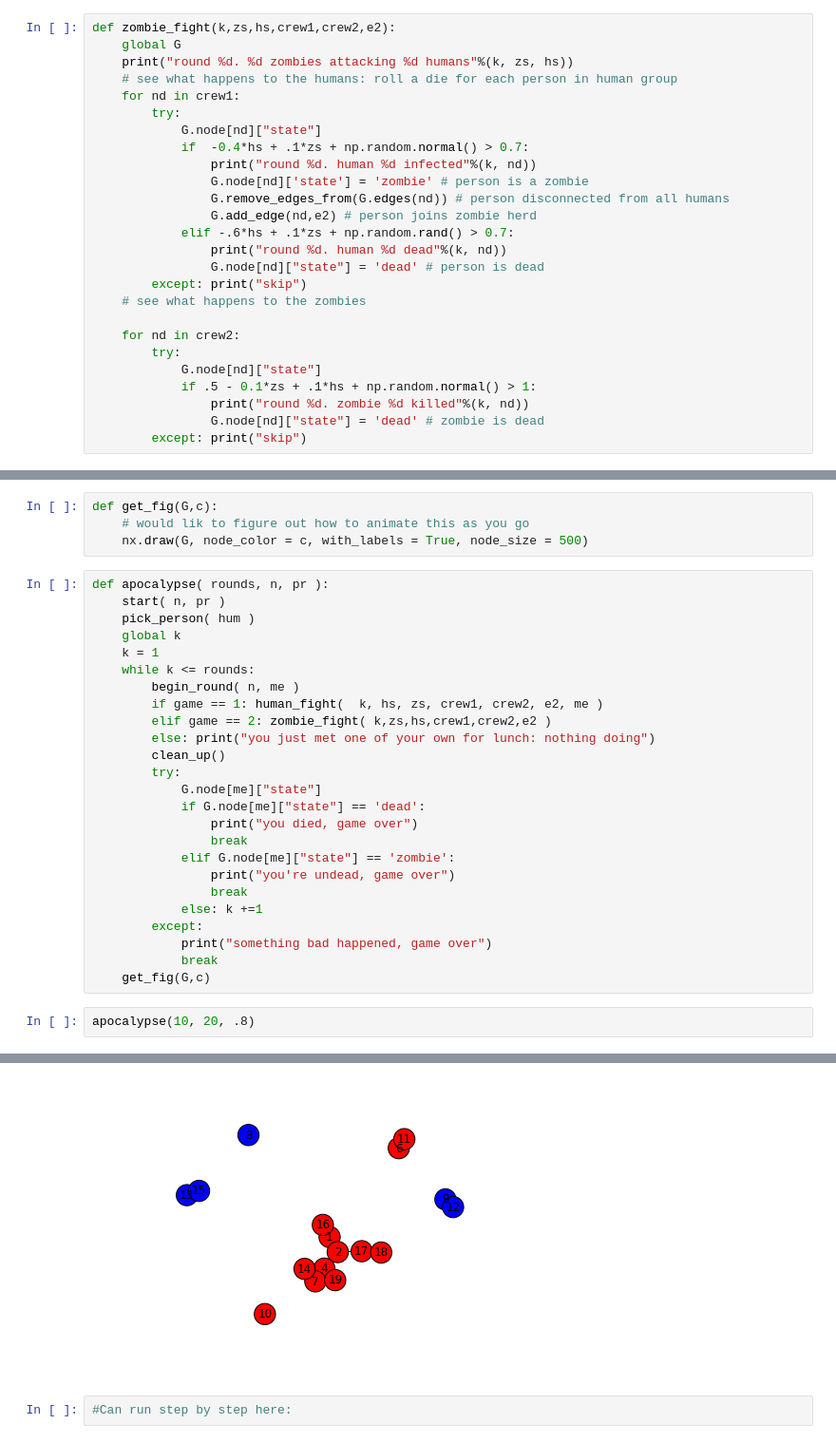
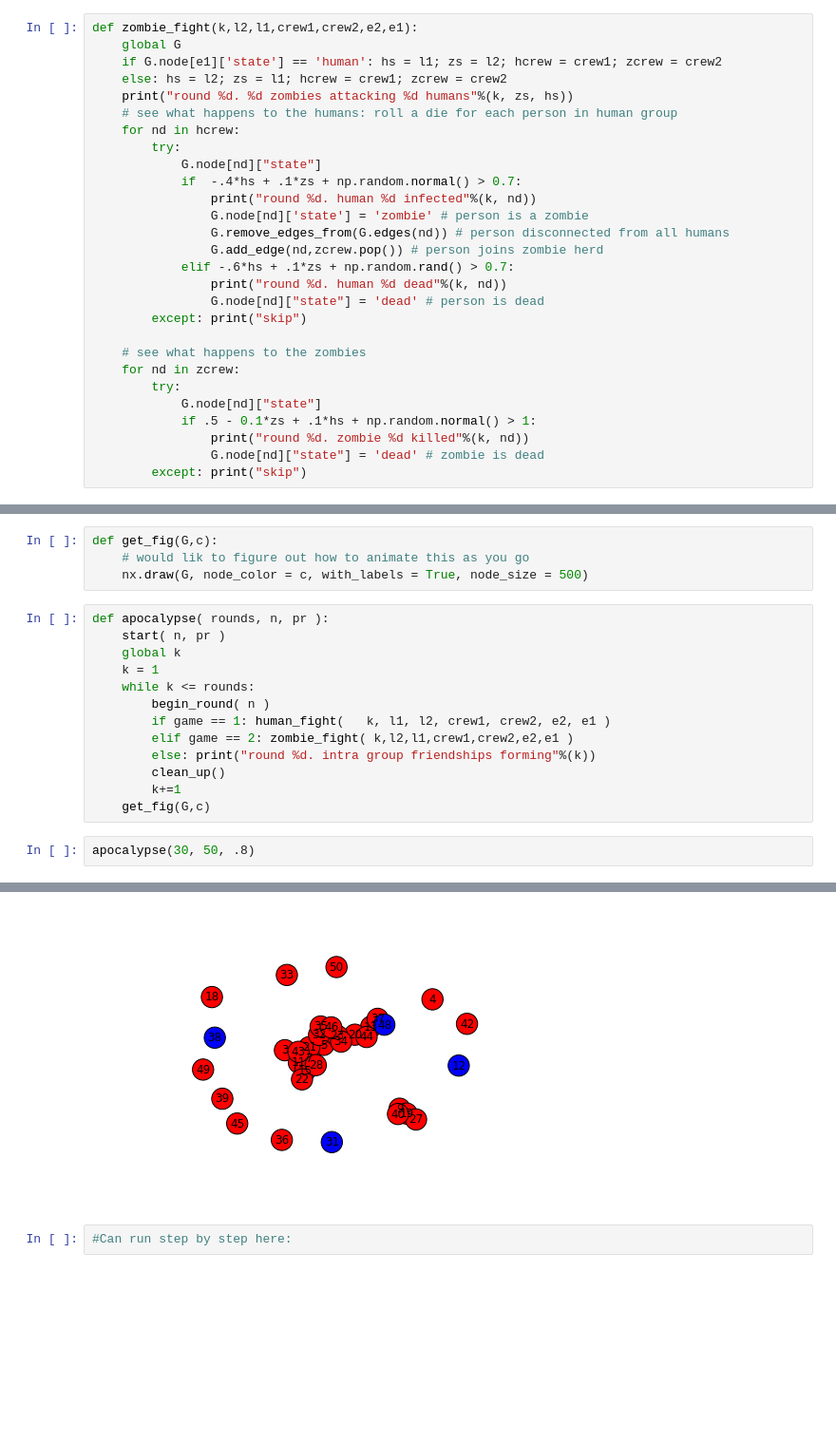
Before and after one commit to jackiemauro/flotsam-jacksam, a Jupyter notebook: Zombies-network.ipynb, the cells around one changed output, grey strips where cells are left out. Shown: that part at 95% size. Cells and saved outputs as stored; diff of their text form; blank space fills up the shorter version.

```diff
--- a/Zombies-network.ipynb
+++ b/Zombies-network.ipynb
@@ -124,25 +119,27 @@ def human_fight( k, hs, zs, crew1, crew2, e2, me ):
 
     else: print("round %d. successful fleeing"%(k))
 # %%
-def zombie_fight(k,zs,hs,crew1,crew2,e2):
+def zombie_fight(k,l2,l1,crew1,crew2,e2,e1):
     global G
+    if G.node[e1]['state'] == 'human': hs = l1; zs = l2; hcrew = crew1; zcrew = crew2
+    else: hs = l2; zs = l1; hcrew = crew1; zcrew = crew2
     print("round %d. %d zombies attacking %d humans"%(k, zs, hs))
     # see what happens to the humans: roll a die for each person in human group
-    for nd in crew1:
+    for nd in hcrew:
         try:
             G.node[nd]["state"]
-            if  -0.4*hs + .1*zs + np.random.normal() > 0.7:
+            if  -.4*hs + .1*zs + np.random.normal() > 0.7:
                 print("round %d. human %d infected"%(k, nd))
                 G.node[nd]['state'] = 'zombie' # person is a zombie
                 G.remove_edges_from(G.edges(nd)) # person disconnected from all humans
-                G.add_edge(nd,e2) # person joins zombie herd
+                G.add_edge(nd,zcrew.pop()) # person joins zombie herd
             elif -.6*hs + .1*zs + np.random.rand() > 0.7:
                 print("round %d. human %d dead"%(k, nd))
                 G.node[nd]["state"] = 'dead' # person is dead
         except: print("skip")
+
     # see what happens to the zombies
-
-    for nd in crew2:
+    for nd in zcrew:
         try:
             G.node[nd]["state"]
             if .5 - 0.1*zs + .1*hs + np.random.normal() > 1:
@@ -167,28 +164,16 @@ def get_fig(G,c):
 # %%
 def apocalypse( rounds, n, pr ):
     start( n, pr )
-    pick_person( hum )
     global k
     k = 1
     while k <= rounds:
-        begin_round( n, me )
-        if game == 1: human_fight(  k, hs, zs, crew1, crew2, e2, me )
-        elif game == 2: zombie_fight( k,zs,hs,crew1,crew2,e2 )
-        else: print("you just met one of your own for lunch: nothing doing")
+        begin_round( n )
+        if game == 1: human_fight(   k, l1, l2, crew1, crew2, e2, e1 )
+        elif game == 2: zombie_fight( k,l2,l1,crew1,crew2,e2,e1 )
+        else: print("round %d. intra group friendships forming"%(k))
         clean_up()
-        try:
-            G.node[me]["state"]
-            if G.node[me]["state"] == 'dead':
-                print("you died, game over")
-                break
-            elif G.node[me]["state"] == 'zombie':
-                print("you're undead, game over")
-                break
-            else: k +=1
-        except:
-            print("something bad happened, game over")
-            break
+        k+=1
     get_fig(G,c)
 # %%
-apocalypse(10, 20, .8)
+apocalypse(30, 50, .8)
 # %% [output]
@@ -205,4 +197,4 @@ you're undead, game over
-[figure, old version]
+[figure, new version]
 # %%
 #Can run step by step here:
 # %%
```
Also changed, not shown: parts of 13 cells of this notebook.
